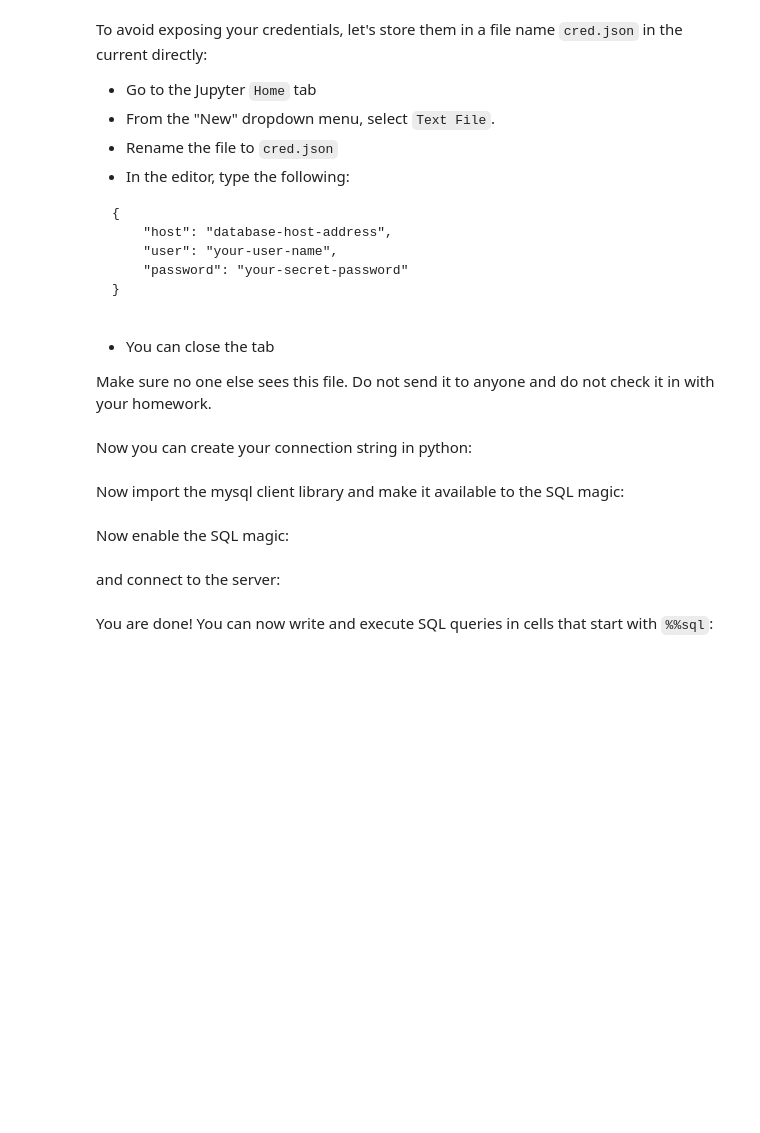
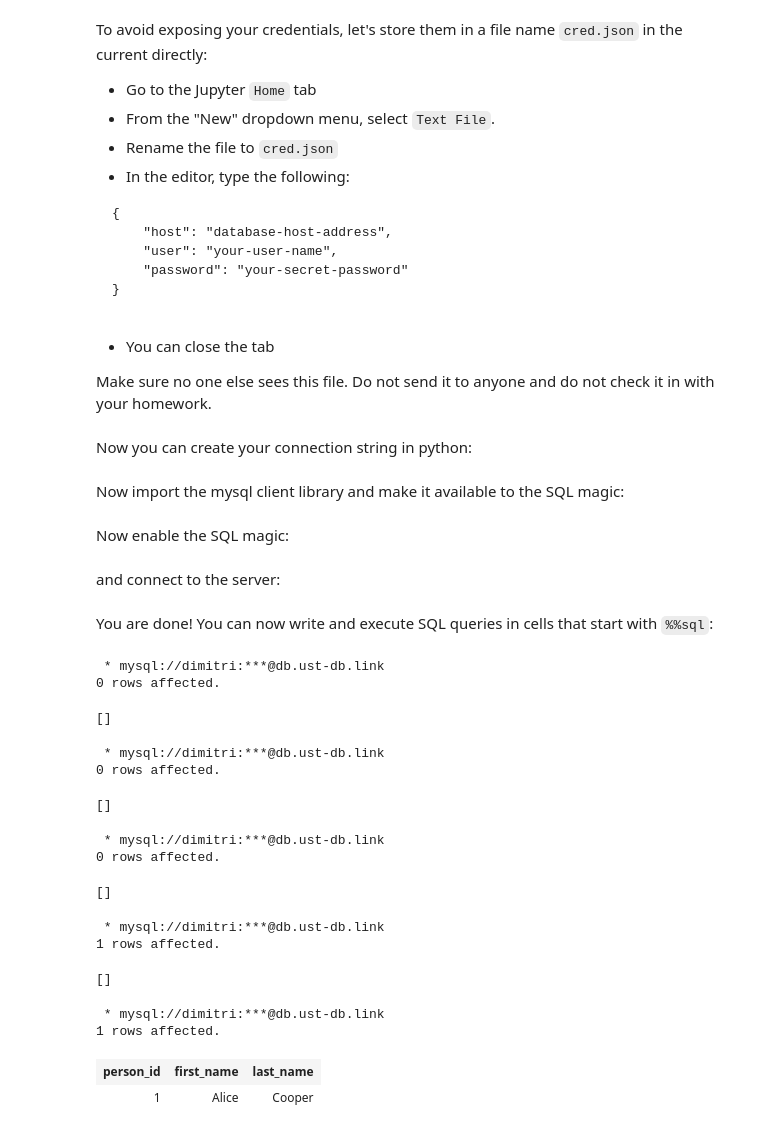
Before and after one commit to dimitri-yatsenko/Database-Systems-for-Data-Science, a Jupyter notebook: notebooks/Connect-SQL.ipynb, the cells around one changed output. Cells and saved outputs as stored; diff of their text form; code cells hidden in the pictures; blank space fills up the shorter version.

```diff
--- a/notebooks/Connect-SQL.ipynb
+++ b/notebooks/Connect-SQL.ipynb
@@ -55,4 +49,46 @@ show tables;
+# %%
+%%sql
+
+CREATE SCHEMA IF NOT EXISTS dimitri_university
+# %% [output]
+ * mysql://dimitri:***@db.ust-db.link
+0 rows affected.
+[]
+# %%
+%%sql
+
+CREATE TABLE dimitri_university.person (
+    person_id  int unsigned NOT NULL,
+    first_name varchar(30) NOT NULL,
+    last_name varchar(30) NOT NULL,
+    PRIMARY KEY(person_id)
+)
+# %% [output]
+ * mysql://dimitri:***@db.ust-db.link
+0 rows affected.
+[]
+# %%
+%%sql
+
+DROP TABLE dimitri_university.person;
+# %% [output]
+ * mysql://dimitri:***@db.ust-db.link
+0 rows affected.
+[]
+# %%
+%%sql
+
+INSERT INTO dimitri_university.person VALUES (1, "Alice", "Cooper");
+# %% [output]
+ * mysql://dimitri:***@db.ust-db.link
+1 rows affected.
+[]
 # %%
 %%sql
 
-SELECT * FROM letter_grade
+SELECT * FROM dimitri_university.person;
+# %% [output]
+ * mysql://dimitri:***@db.ust-db.link
+1 rows affected.
+| person_id | first_name | last_name |
+| 1 | Alice | Cooper |
```
Also changed, not shown: parts of 1 cell of this notebook, 3 other files.
